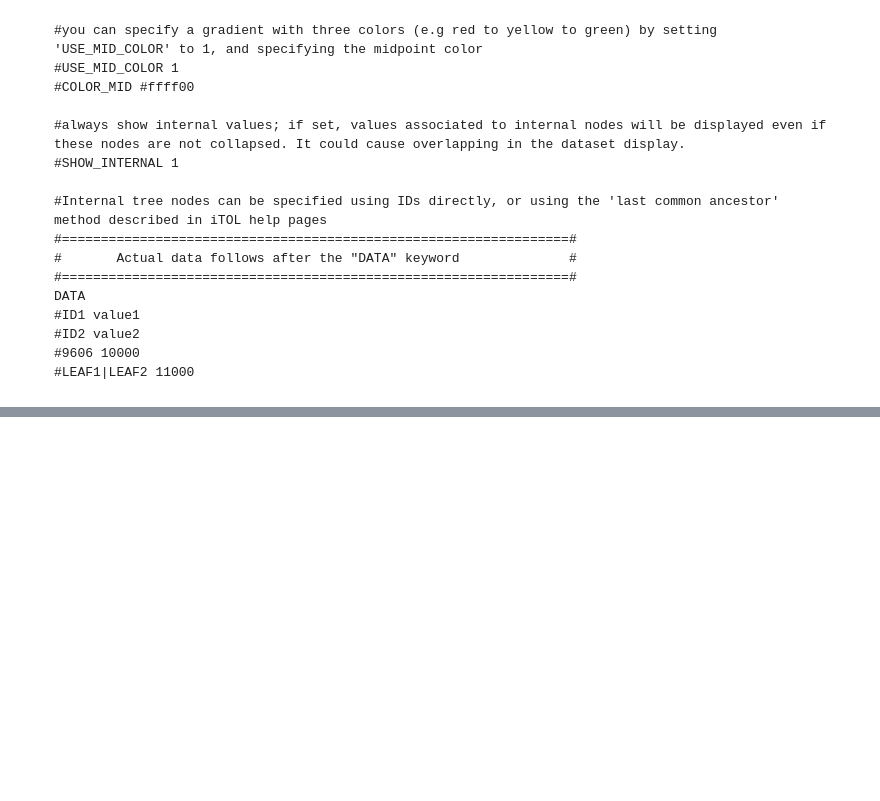
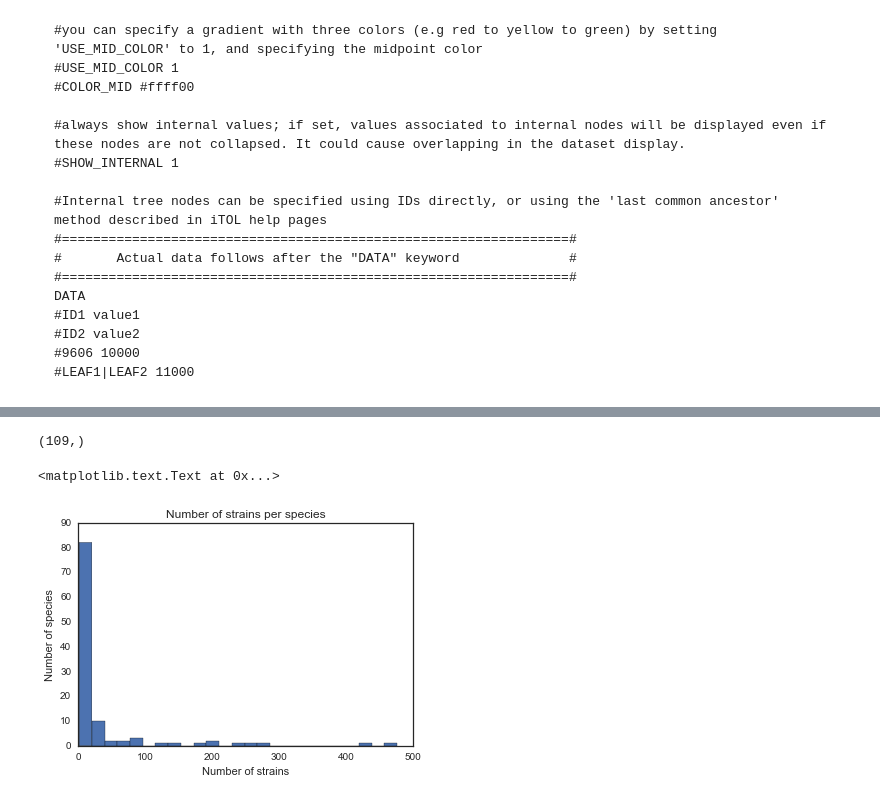
Before and after one commit to cduvallet/amr-risk, a Jupyter notebook: src/exploration/2018-05-02.explore_strict_results.ipynb, the cells around one changed output, grey strips where cells are left out. Cells and saved outputs as stored; diff of their text form; code cells hidden in the pictures; blank space fills up the shorter version.

```diff
--- a/src/exploration/2018-05-02.explore_strict_results.ipynb
+++ b/src/exploration/2018-05-02.explore_strict_results.ipynb
@@ -5,8 +5,11 @@ import pandas as pd
 import numpy as np
 
 import matplotlib.pyplot as plt
+from matplotlib.colors import rgb2hex
 import seaborn as sns
 %matplotlib inline
+
+sns.set_style('white')
 # %%
 fname = '../../data/clean/bn10.rgi_mapped.strict.txt'
 
@@ -194,0 +265,4 @@ resdf[['genome', 'taxa', 'n_hits']].head()
+# %%
+resdf['Species'].unique().shape
+# %% [output]
+(109,)
@@ -194,0 +271,8 @@ resdf[['genome', 'taxa', 'n_hits']].head()
+# %%
+plt.hist(meta.groupby('Species').size(), bins=25)
+plt.title('Number of strains per species')
+plt.xlabel('Number of strains')
+plt.ylabel('Number of species')
+# %% [output]
+<matplotlib.text.Text at 0x...>
+[figure, added]
```
Also changed, not shown: parts of 34 cells of this notebook, 28 other files.
